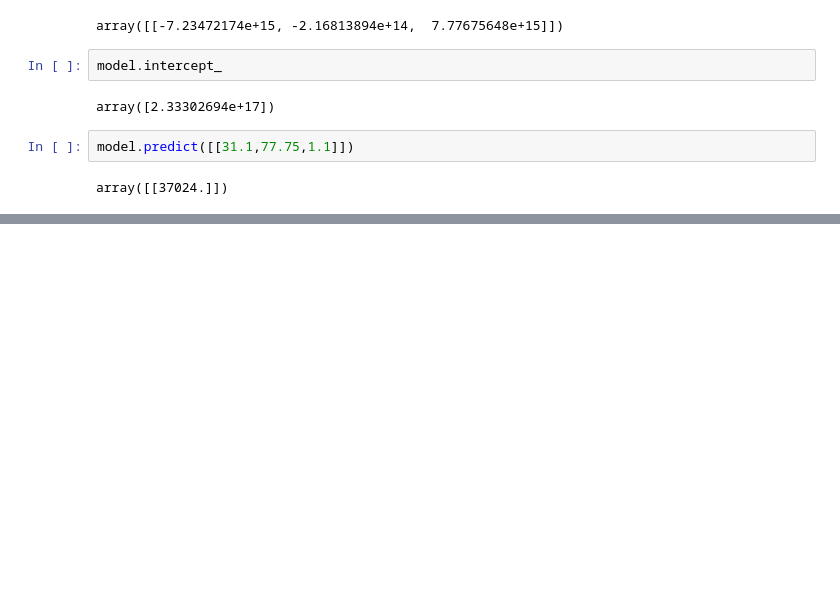
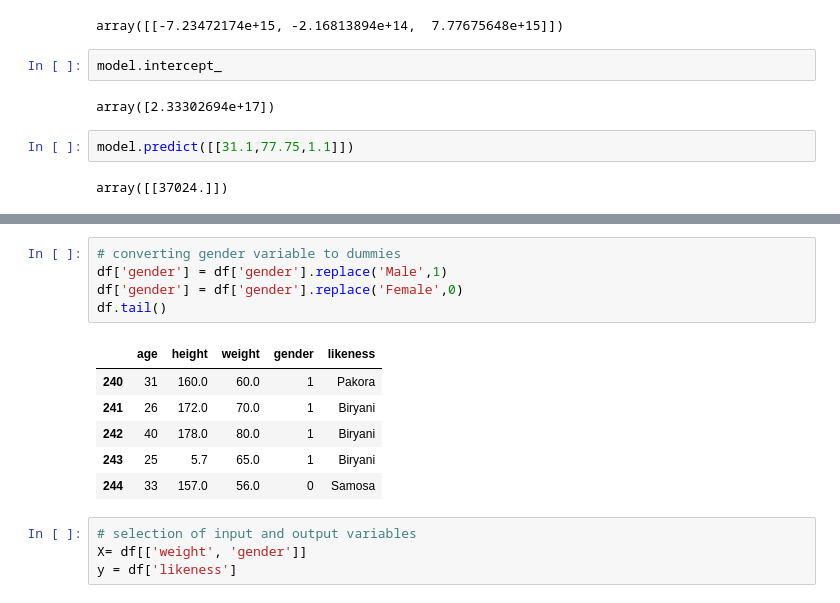
Before and after one commit to dilshad-geol/Data-Science-with-Python, a Jupyter notebook: 00_Everthing_in_Complete_Notebook.ipynb, the cells around one changed output, grey strips where cells are left out. Cells and saved outputs as stored; diff of their text form; blank space fills up the shorter version.

```diff
--- a/00_Everthing_in_Complete_Notebook.ipynb
+++ b/00_Everthing_in_Complete_Notebook.ipynb
@@ -4723,0 +4738,16 @@ array([[37024.]])
+# %%
+# converting gender variable to dummies
+df['gender'] = df['gender'].replace('Male',1)
+df['gender'] = df['gender'].replace('Female',0)
+df.tail()
+# %% [output]
+|  | age | height | weight | gender | likeness |
+| 240 | 31 | 160.0 | 60.0 | 1 | Pakora |
+| 241 | 26 | 172.0 | 70.0 | 1 | Biryani |
+| 242 | 40 | 178.0 | 80.0 | 1 | Biryani |
+| 243 | 25 | 5.7 | 65.0 | 1 | Biryani |
+| 244 | 33 | 157.0 | 56.0 | 0 | Samosa |
+# %%
+# selection of input and output variables
+X= df[['weight', 'gender']]
+y = df['likeness']
```
Also changed, not shown: parts of 11 cells of this notebook, 3 other files.
